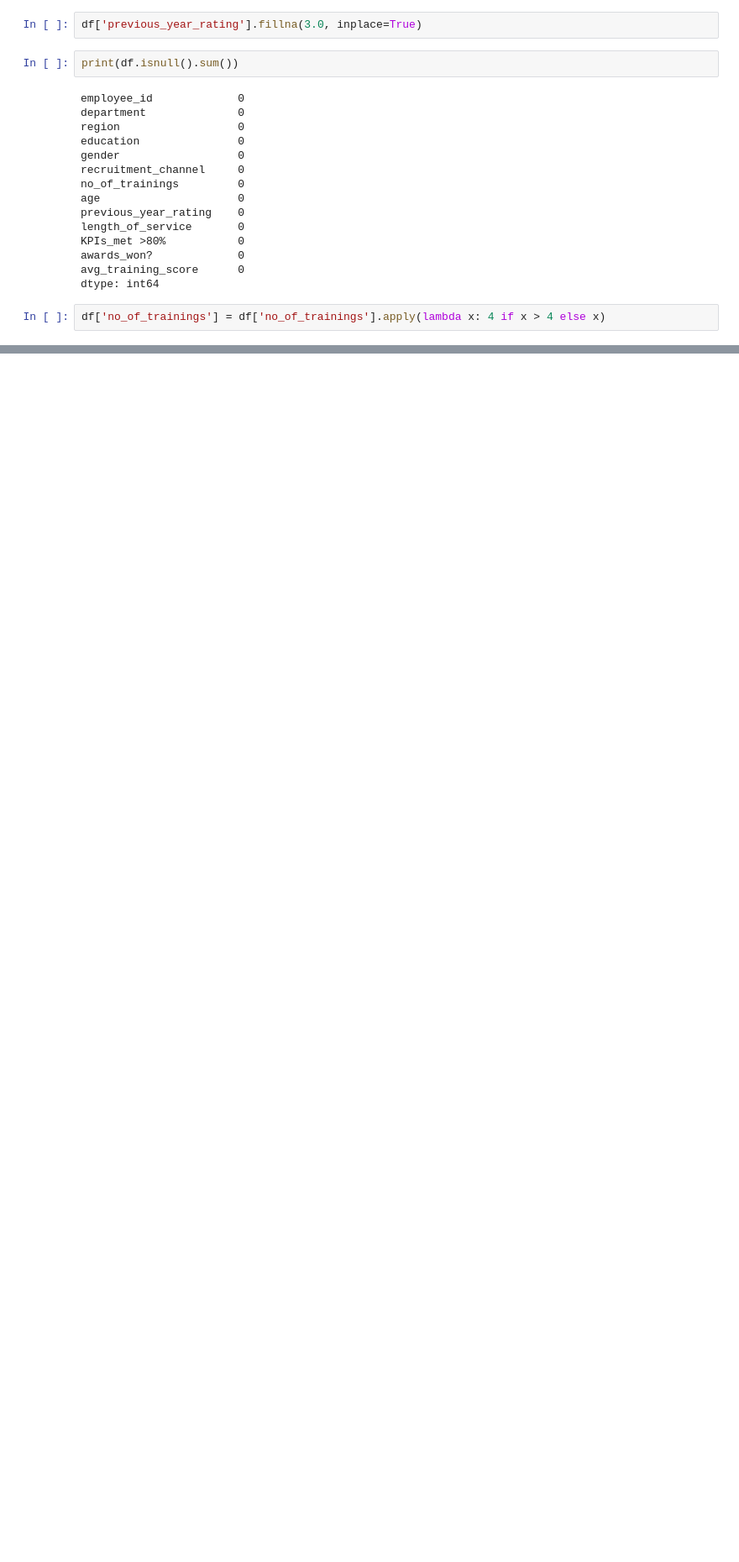
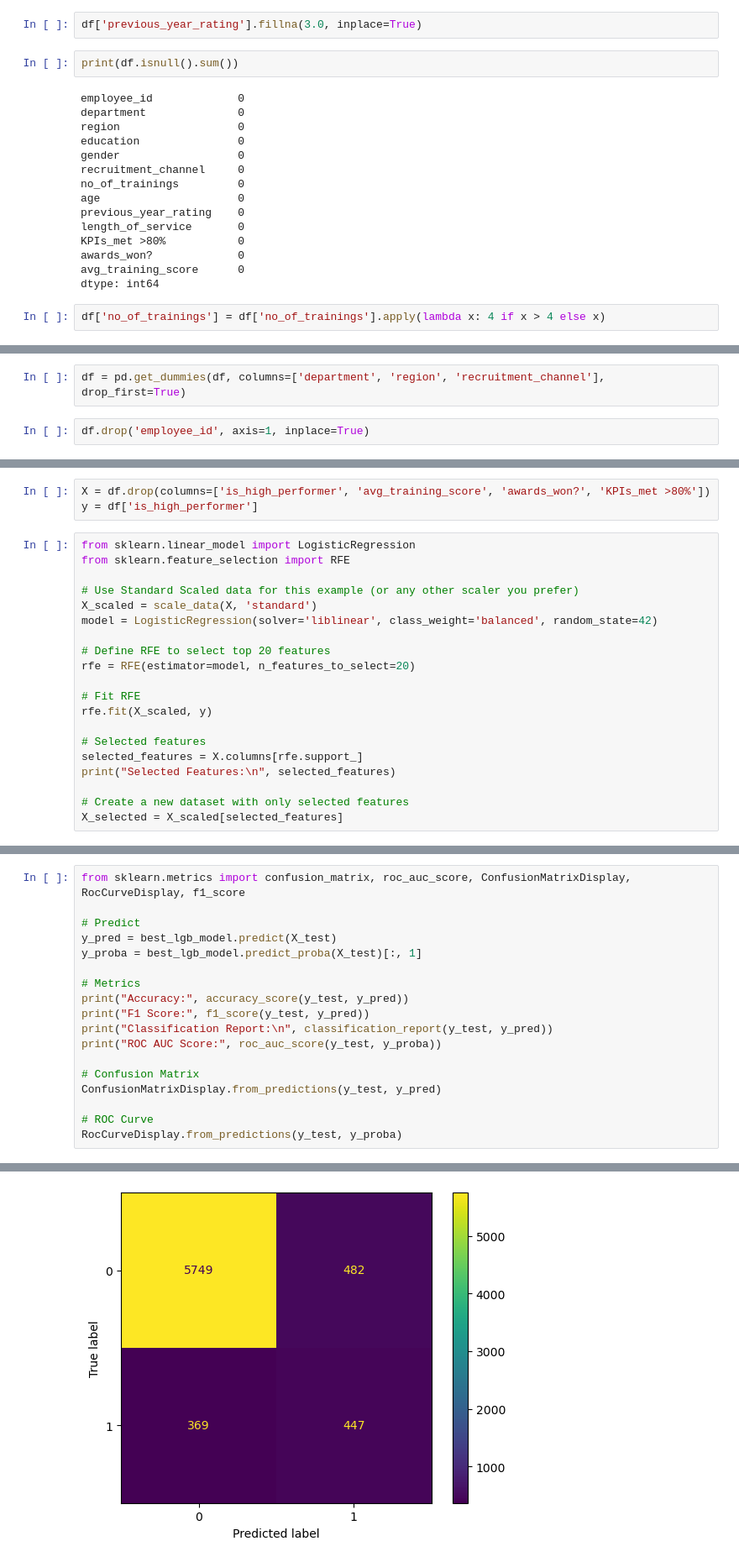
Before and after one commit to Mathew-97/Employees-Performance-Case-Study, a Jupyter notebook: Employees Performance Case Study.ipynb, the cells around one changed output, grey strips where cells are left out. Shown at 84% size. Saved outputs shown, nothing was run; the diff lists cells and outputs as text; blank space fills up the shorter version.

```diff
--- a/Employees Performance Case Study.ipynb
+++ b/Employees Performance Case Study.ipynb
@@ -319,0 +248,4 @@ plt.show()
+# %%
+df = pd.get_dummies(df, columns=['department', 'region', 'recruitment_channel'], drop_first=True)
+# %%
+df.drop('employee_id', axis=1, inplace=True)
@@ -319,0 +270,23 @@ plt.show()
+# %%
+X = df.drop(columns=['is_high_performer', 'avg_training_score', 'awards_won?', 'KPIs_met >80%'])
+y = df['is_high_performer']
+# %%
+from sklearn.linear_model import LogisticRegression
+from sklearn.feature_selection import RFE
+
+# Use Standard Scaled data for this example (or any other scaler you prefer)
+X_scaled = scale_data(X, 'standard')
+model = LogisticRegression(solver='liblinear', class_weight='balanced', random_state=42)
+
+# Define RFE to select top 20 features
+rfe = RFE(estimator=model, n_features_to_select=20)
+
+# Fit RFE
+rfe.fit(X_scaled, y)
+
+# Selected features
+selected_features = X.columns[rfe.support_]
+print("Selected Features:\n", selected_features)
+
+# Create a new dataset with only selected features
+X_selected = X_scaled[selected_features]
@@ -319,0 +434,19 @@ plt.show()
+# %%
+from sklearn.metrics import confusion_matrix, roc_auc_score, ConfusionMatrixDisplay, RocCurveDisplay, f1_score
+
+# Predict
+y_pred = best_lgb_model.predict(X_test)
+y_proba = best_lgb_model.predict_proba(X_test)[:, 1]
+
+# Metrics
+print("Accuracy:", accuracy_score(y_test, y_pred))
+print("F1 Score:", f1_score(y_test, y_pred))
+print("Classification Report:\n", classification_report(y_test, y_pred))
+print("ROC AUC Score:", roc_auc_score(y_test, y_proba))
+
+# Confusion Matrix
+ConfusionMatrixDisplay.from_predictions(y_test, y_pred)
+
+# ROC Curve
+RocCurveDisplay.from_predictions(y_test, y_proba)
+# %% [output]
@@ -319,0 +467 @@ plt.show()
+[figure, added]
```
Also changed, not shown: parts of 39 cells of this notebook.
